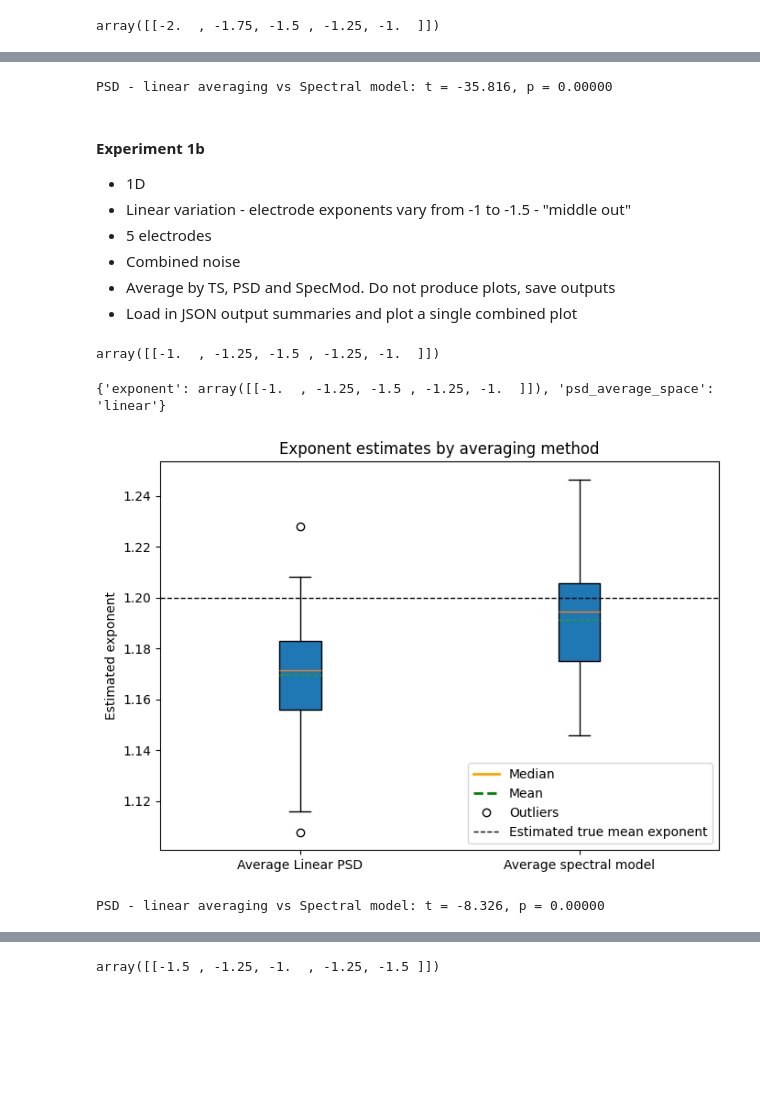
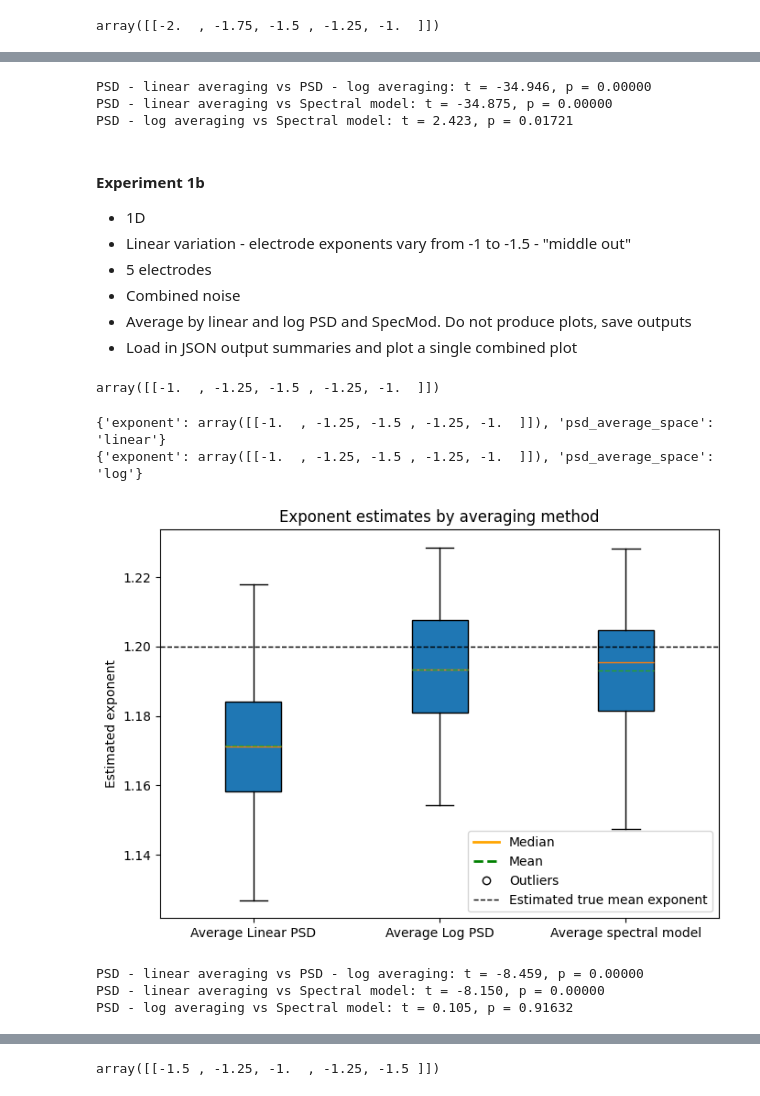
Before and after one commit to chloehooper18/DissertationSimulations, a Jupyter notebook: 07 Experiments/Combined simulations/1D electrodes/01_experiment1.ipynb, the cells around one changed output, grey strips where cells are left out. Drawn from its saved outputs; the diff is of its cells as text; code cells hidden in the pictures; blank space fills up the shorter version.

```diff
--- a/07 Experiments/Combined simulations/1D electrodes/01_experiment1.ipynb
+++ b/07 Experiments/Combined simulations/1D electrodes/01_experiment1.ipynb
@@ -76,23 +90,35 @@ fig.savefig(r"C:\Users\chloe\DissertationSimulations\Figures\1D electrodes\Combi
 with open(r"C:\Users\chloe\DissertationSimulations\Result summaries\1D electrodes\Combined\exp1aresults1_psd_linear_exp_matrix_cols_-1-2.json") as f:
     psd_linear_data = json.load(f)
 
-with open(r"C:\Users\chloe\DissertationSimulations\Result summaries\1D electrodes\Combined\exp1aresults2_specmod_exp_matrix_cols_-1-2.json") as f:
+with open(r"C:\Users\chloe\DissertationSimulations\Result summaries\1D electrodes\Combined\exp1aresults2_psd_log_exp_matrix_cols_-1-2.json") as f:
+    psd_log_data = json.load(f)
+
+with open(r"C:\Users\chloe\DissertationSimulations\Result summaries\1D electrodes\Combined\exp1aresults3_specmod_exp_matrix_cols_-1-2.json") as f:
     spec_data = json.load(f)
 
 psd_linear = np.array(psd_linear_data["all_distributions"][0])
+psd_log = np.array(psd_log_data["all_distributions"][0])
 spec = np.array(spec_data["all_distributions"][0])
+
+t, p = ttest_rel(psd_linear, psd_log)
+print(f"PSD - linear averaging vs PSD - log averaging: t = {t:.3f}, p = {p:.5f}")
 
 t, p = ttest_rel(psd_linear, spec)
 print(f"PSD - linear averaging vs Spectral model: t = {t:.3f}, p = {p:.5f}")
+
+t, p = ttest_rel(psd_log, spec)
+print(f"PSD - log averaging vs Spectral model: t = {t:.3f}, p = {p:.5f}")
 # %% [output]
-PSD - linear averaging vs Spectral model: t = -35.816, p = 0.00000
+PSD - linear averaging vs PSD - log averaging: t = -34.946, p = 0.00000
+PSD - linear averaging vs Spectral model: t = -34.875, p = 0.00000
+PSD - log averaging vs Spectral model: t = 2.423, p = 0.01721
 # %% [markdown]
 #### Experiment 1b
 - 1D
 - Linear variation - electrode exponents vary from -1 to -1.5 - "middle out"
 - 5 electrodes
 - Combined noise
-- Average by TS, PSD and SpecMod. Do not produce plots, save outputs
+- Average by linear and log PSD and SpecMod. Do not produce plots, save outputs
 - Load in JSON output summaries and plot a single combined plot
 # %%
 # Define exponent matrix
@@ -113,55 +139,81 @@ exp1b_result1_psd_linear = {
 with open(r"C:\Users\chloe\DissertationSimulations\Result summaries\1D electrodes\Combined\exp1bresults1_psd_linear_exp_matrix_middle_-1-1.5.json", "w") as f:
     json.dump(exp1b_result1_psd_linear, f, indent=4)
 
+# Average the log PSD
+electrodes, means, stds, errors, all_distributions, fig = sweep_electrodes_psd_2D(grid_range=[(1, 5)], exponent=exp_matrix, psd_average_space="log",
+                                                              n_repeats=100, base_params=electrode_sim_params_full, plot=False, return_full=True)
+exp1b_result2_psd_log = {
+    "electrodes": electrodes.tolist(),
+    "all_distributions": [d.tolist() for d in all_distributions]
+}
+
+with open(r"C:\Users\chloe\DissertationSimulations\Result summaries\1D electrodes\Combined\exp1bresults2_psd_log_exp_matrix_middle_-1-1.5.json", "w") as f:
+    json.dump(exp1b_result2_psd_log, f, indent=4)
+
 # Average the SpecMod
 electrodes, means, stds, errors, all_distributions, fig = sweep_electrodes_specmod_2D(grid_range=[(1, 5)], exponent=exp_matrix,
                                                               n_repeats=100, base_params=electrode_sim_params_full, plot=False, return_full=True)
 
-exp1b_result2_specmod = {
+exp1b_result3_specmod = {
     "electrodes": electrodes.tolist(),
     "all_distributions": [d.tolist() for d in all_distributions]
 }
 
-with open(r"C:\Users\chloe\DissertationSimulations\Result summaries\1D electrodes\Combined\exp1bresults2_specmod_exp_matrix_middle_-1-1.5.json", "w") as f:
-    json.dump(exp1b_result2_specmod, f, indent=4)
+with open(r"C:\Users\chloe\DissertationSimulations\Result summaries\1D electrodes\Combined\exp1bresults3_specmod_exp_matrix_middle_-1-1.5.json", "w") as f:
+    json.dump(exp1b_result3_specmod, f, indent=4)
 
 # Loading summaries and combining into a single plot
 
 summary_paths = [
     r"C:\Users\chloe\DissertationSimulations\Result summaries\1D electrodes\Combined\exp1bresults1_psd_linear_exp_matrix_middle_-1-1.5.json",
-    r"C:\Users\chloe\DissertationSimulations\Result summaries\1D electrodes\Combined\exp1bresults2_specmod_exp_matrix_middle_-1-1.5.json"
+    r"C:\Users\chloe\DissertationSimulations\Result summaries\1D electrodes\Combined\exp1bresults2_psd_log_exp_matrix_middle_-1-1.5.json",
+    r"C:\Users\chloe\DissertationSimulations\Result summaries\1D electrodes\Combined\exp1bresults3_specmod_exp_matrix_middle_-1-1.5.json"
 ]
 
 labels = [
     "Average Linear PSD",
+    "Average Log PSD",
     "Average spectral model"
 ]
 
 fig, ax = plot_summary_boxplots(
     summary_paths=summary_paths,
     labels=labels,
     true_mean_exp=np.mean(-exp_matrix)
 )
 
 fig.savefig(r"C:\Users\chloe\DissertationSimulations\Figures\1D electrodes\Combined plots\Combined sims\exp1b_combined_plot_1D_exp_matrix_middle_-1-1.5.png", dpi=300, bbox_inches="tight")
 # %% [output]
 {'exponent': array([[-1.  , -1.25, -1.5 , -1.25, -1.  ]]), 'psd_average_space': 'linear'}
+{'exponent': array([[-1.  , -1.25, -1.5 , -1.25, -1.  ]]), 'psd_average_space': 'log'}
-[figure, old version]
+[figure, new version]
 # %%
 # Paired t-tests
 with open(r"C:\Users\chloe\DissertationSimulations\Result summaries\1D electrodes\Combined\exp1bresults1_psd_linear_exp_matrix_middle_-1-1.5.json") as f:
     psd_linear_data = json.load(f)
 
-with open( r"C:\Users\chloe\DissertationSimulations\Result summaries\1D electrodes\Combined\exp1bresults2_specmod_exp_matrix_middle_-1-1.5.json") as f:
+with open(r"C:\Users\chloe\DissertationSimulations\Result summaries\1D electrodes\Combined\exp1bresults2_psd_log_exp_matrix_middle_-1-1.5.json") as f:
+    psd_log_data = json.load(f)
+
+with open( r"C:\Users\chloe\DissertationSimulations\Result summaries\1D electrodes\Combined\exp1bresults3_specmod_exp_matrix_middle_-1-1.5.json") as f:
     spec_data = json.load(f)
 
 psd_linear = np.array(psd_linear_data["all_distributions"][0])
+psd_log = np.array(psd_log_data["all_distributions"][0])
 spec = np.array(spec_data["all_distributions"][0])
+
+t, p = ttest_rel(psd_linear, psd_log)
+print(f"PSD - linear averaging vs PSD - log averaging: t = {t:.3f}, p = {p:.5f}")
 
 t, p = ttest_rel(psd_linear, spec)
 print(f"PSD - linear averaging vs Spectral model: t = {t:.3f}, p = {p:.5f}")
+
+t, p = ttest_rel(psd_log, spec)
+print(f"PSD - log averaging vs Spectral model: t = {t:.3f}, p = {p:.5f}")
 # %% [output]
-PSD - linear averaging vs Spectral model: t = -8.326, p = 0.00000
+PSD - linear averaging vs PSD - log averaging: t = -8.459, p = 0.00000
+PSD - linear averaging vs Spectral model: t = -8.150, p = 0.00000
+PSD - log averaging vs Spectral model: t = 0.105, p = 0.91632
 # %% [markdown]
 #### Experiment 1c
 - 1D
```
Also changed, not shown: parts of 5 cells of this notebook, 17 other files.
